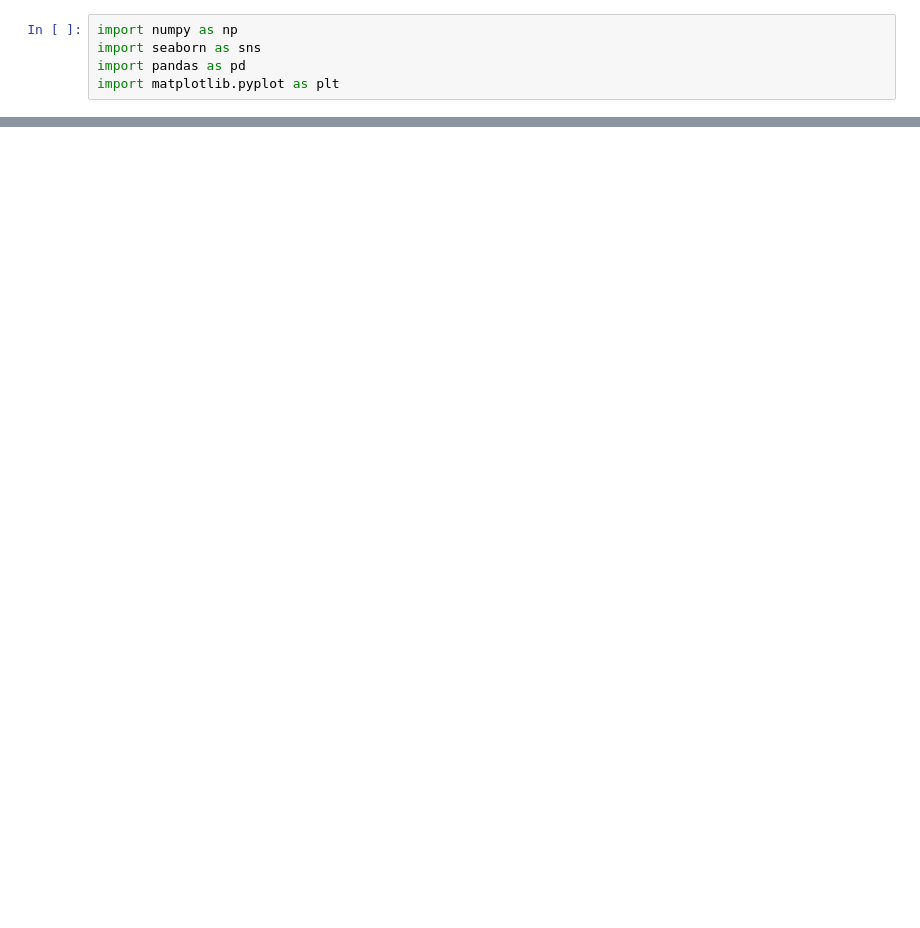
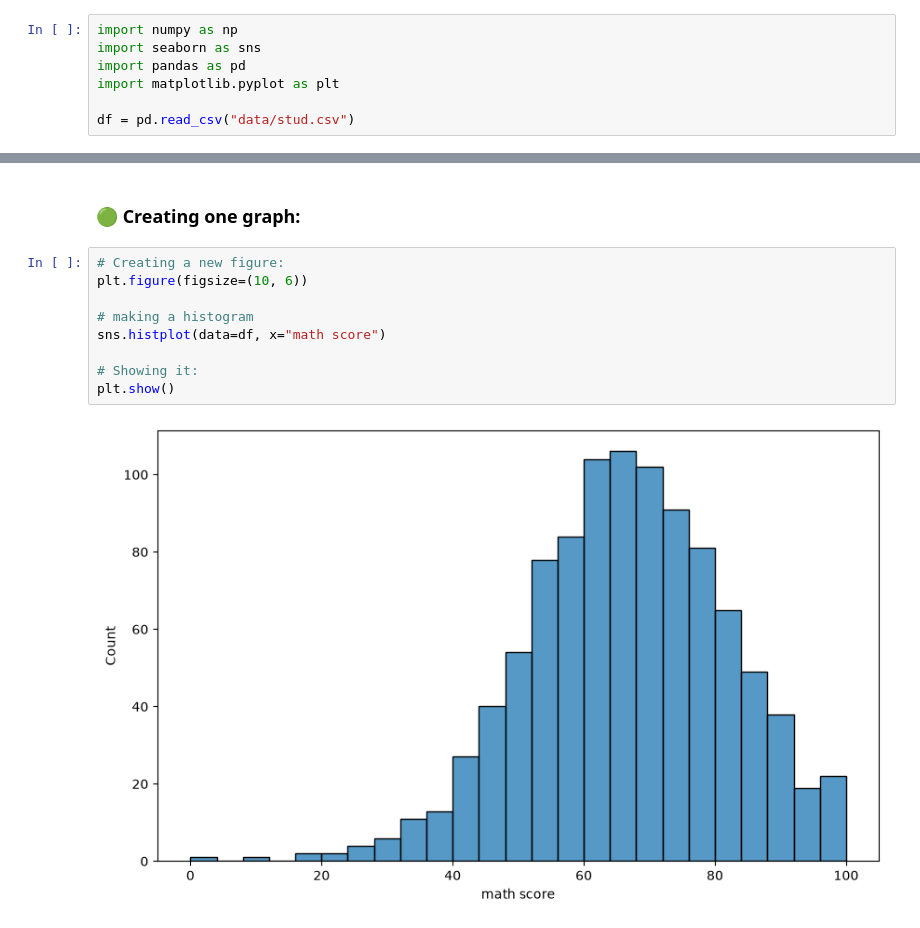
Before and after one commit to Adrinaesf/Generic-ML-Project, a Jupyter notebook: notebooks/4. DATA VISUALIZATION.ipynb, the cells around one changed output, grey strips where cells are left out. Drawn from its saved outputs; the diff is of its cells as text; blank space fills up the shorter version.

Commit message:
Finished till Histograms

```diff
--- a/notebooks/4. DATA VISUALIZATION.ipynb
+++ b/notebooks/4. DATA VISUALIZATION.ipynb
@@ -3,3 +3,5 @@ import numpy as np
 import seaborn as sns
 import pandas as pd
 import matplotlib.pyplot as plt
+
+df = pd.read_csv("data/stud.csv")
@@ -5,0 +68,13 @@ import matplotlib.pyplot as plt
+# %% [markdown]
+### 🟢 Creating one graph:
+# %%
+# Creating a new figure:
+plt.figure(figsize=(10, 6))
+
+# making a histogram
+sns.histplot(data=df, x="math score")
+
+# Showing it:
+plt.show()
+# %% [output]
+[figure, added]
```
Also changed, not shown: parts of 16 cells of this notebook.
